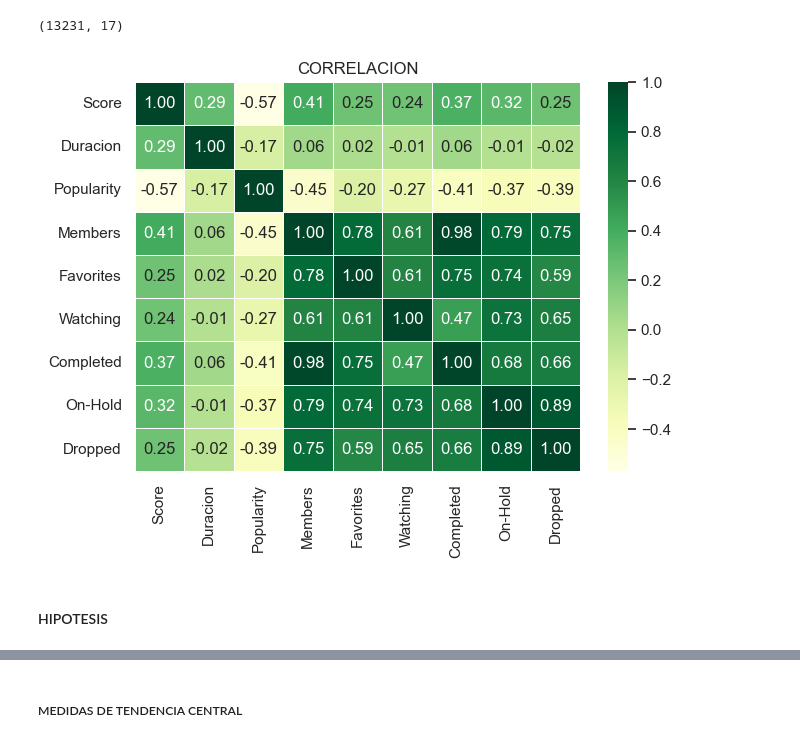
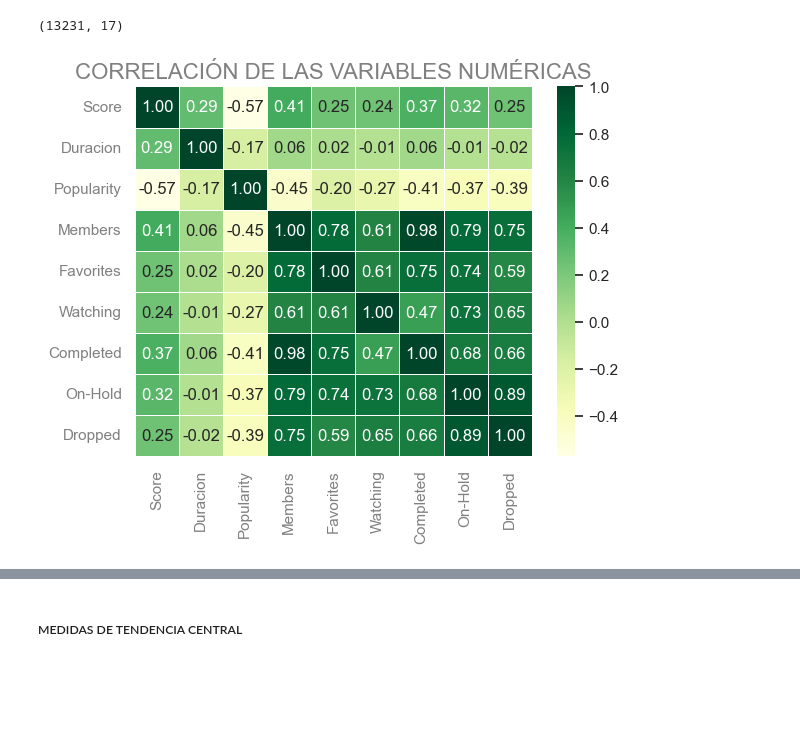
Before and after one commit to AmyGaarcia/EDA_ANIME, a Jupyter notebook: src/EDA/EDA_anime.ipynb, the cells around one changed output, grey strips where cells are left out. Cells and saved outputs as stored; diff of their text form; code cells hidden in the pictures; blank space fills up the shorter version.

```diff
--- a/src/EDA/EDA_anime.ipynb
+++ b/src/EDA/EDA_anime.ipynb
@@ -746,0 +732,24 @@ plt.show()
+# %%
+edades = anime_EDA["Rating"].value_counts(ascending= False)
+plt.figure(figsize=(8, 6))
+sns.set_palette("Greens")
+sns.set_style("whitegrid")
+
+for rating in edades.index:
+    subset = anime_EDA[anime_EDA["Rating"] == rating]
+    sns.histplot(subset["Rating"], label=rating, kde=False)
+
+    plt.annotate(str(edades[rating]), (rating, edades[rating]), ha="center", va="bottom")
+
+plt.legend(title="Ratings", bbox_to_anchor=(1.01, 1), loc="upper left")
+
+texto = "PG- PARA NIÑOS MENORES DE 13 AÑOS\n\nR- RESTRINGIDO A MENORES DE 17 AÑOS\n\nG- TODOS LOS PUBLICOS"
+plt.text(0.8, 0.95, texto, fontsize=8, va="top", ha="center", color="grey", transform=plt.gca().transAxes)
+
+plt.title("CLASIFICACIÓN POR EDADES PERMITIDAS EN ANIMES", fontsize=17, color="grey")
+plt.xlabel("EDADES", color="grey")
+plt.ylabel("NÚMERO DE ANIMES", color="grey")
+plt.tick_params(axis="x", colors="grey")
+plt.tick_params(axis="y", colors="grey")
+
+plt.show()
@@ -1025,10 +1077,10 @@ anime_EDA.shape
 # %%
 # HACER LA CORRELACION DE LOS VALORES NUMERICOS DE DATADRAME
 columnas= anime_EDA.select_dtypes(exclude=object).corr().round(2)
 sns.heatmap(columnas, annot=True,cmap="YlGn", fmt=".2f", linewidths=.5)
-plt.title("CORRELACION")
+plt.title("CORRELACIÓN DE LAS VARIABLES NUMÉRICAS", color="grey", fontsize=16)
+plt.tick_params(axis="x", colors="grey")
+plt.tick_params(axis="y", colors="grey")
 plt.show()
 # %% [output]
-[figure, old version]
+[figure, new version]
-# %% [markdown]
-#### HIPOTESIS
```
Also changed, not shown: parts of 69 cells of this notebook, 1 other file.
